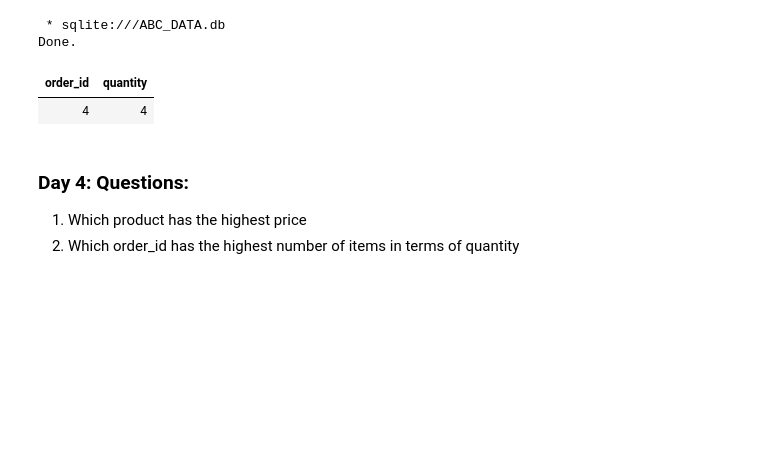
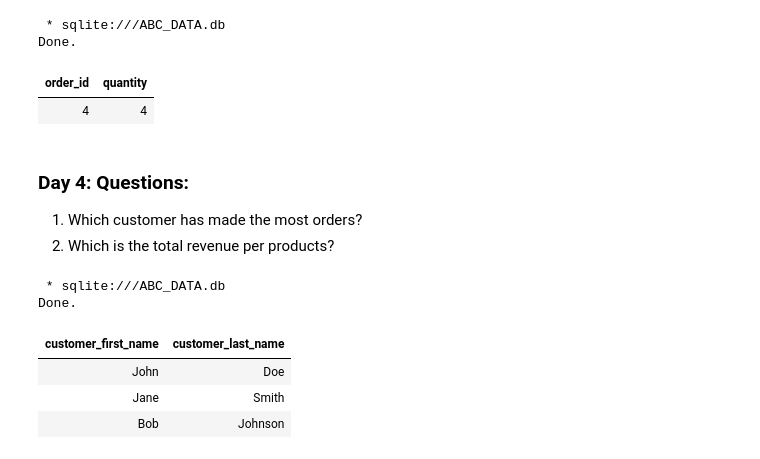
Before and after one commit to mandem296/SQLite-Chinook, a Jupyter notebook: SQL_&_PowerBi_Challenges.ipynb, the cells around one changed output. Saved outputs shown, nothing was run; the diff lists cells and outputs as text; code cells hidden in the pictures; blank space fills up the shorter version.

```diff
--- a/SQL_&_PowerBi_Challenges.ipynb
+++ b/SQL_&_PowerBi_Challenges.ipynb
@@ -383,5 +383,30 @@ Done.
 
 
 
-1.   Which product has the highest price
-2.   Which order_id has the highest number of items in terms of quantity
+1.   Which customer has made the most orders?
+2.   Which is the total revenue per products?
+# %%
+#customers with the most orders
+
+%%sql
+
+WITH order_counts AS (
+SELECT customer_id, COUNT(order_id) AS order_count
+FROM orders
+GROUP BY customer_id
+),
+max_order_count AS (
+    SELECT MAX(order_count) AS max_count
+    FROM order_counts
+)
+SELECT c.customer_first_name, c.customer_last_name
+FROM customers_info c
+JOIN order_counts oc ON c.customer_id = oc.customer_id
+JOIN max_order_count moc ON oc.order_count = moc.max_count;
+# %% [output]
+ * sqlite:///ABC_DATA.db
+Done.
+| customer_first_name | customer_last_name |
+| John | Doe |
+| Jane | Smith |
+| Bob | Johnson |
```
Also changed, not shown: parts of 1 cell of this notebook.
